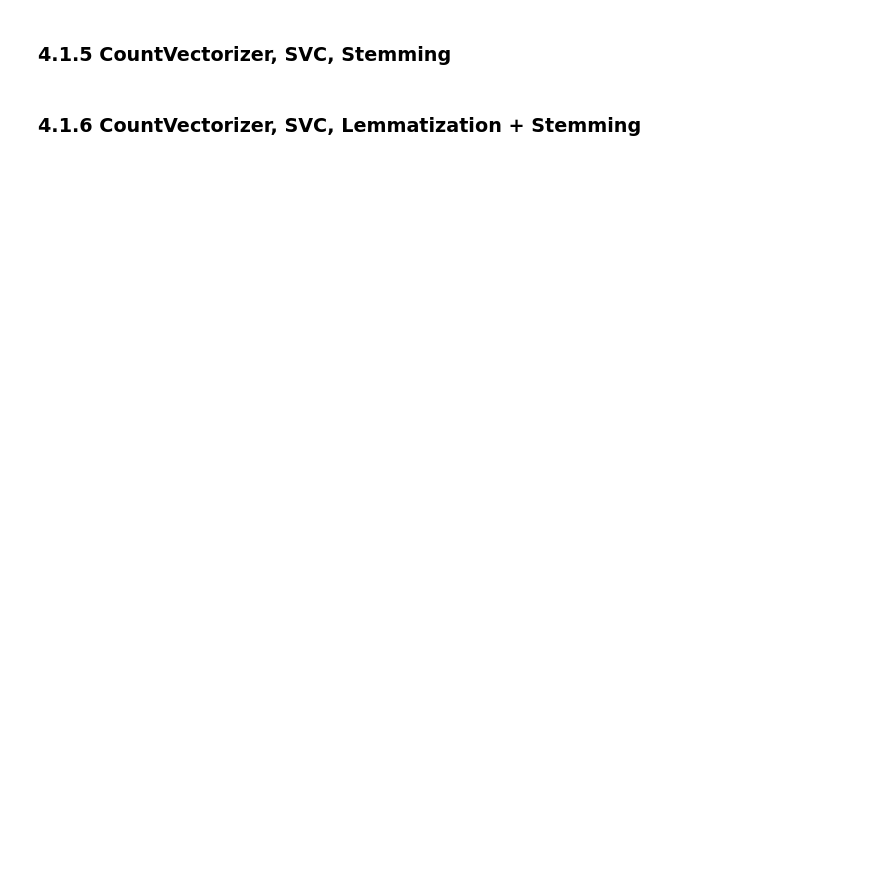
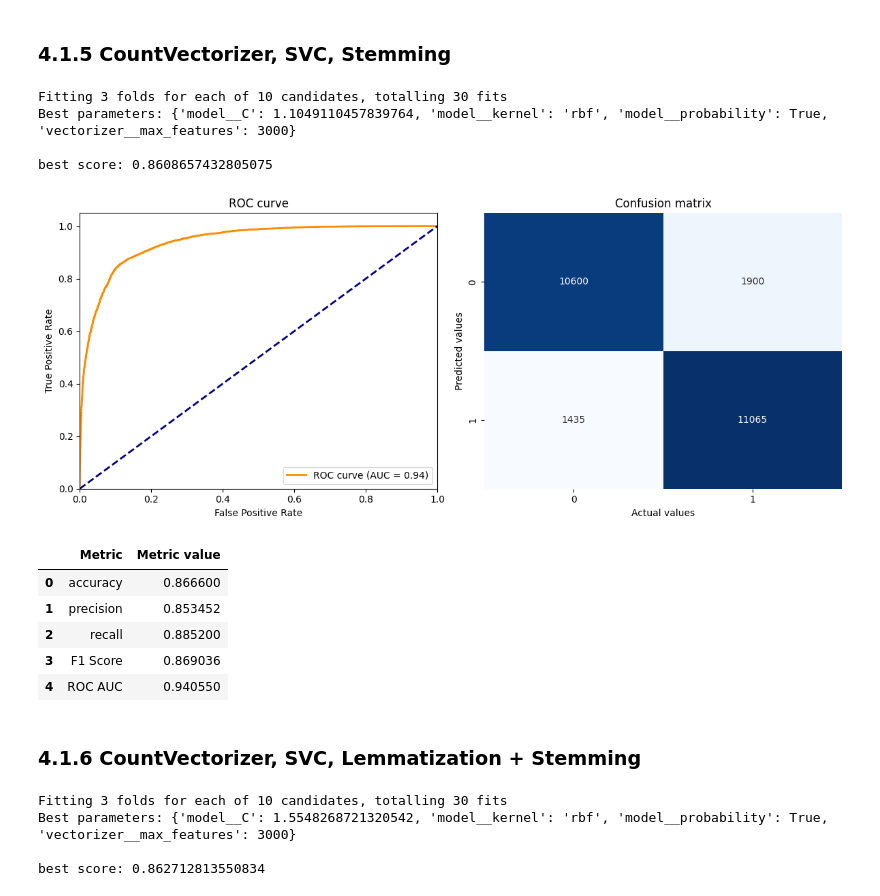
Before and after one commit to KonradKaczmarek79/sentiment_analysis_on_movie_reviews, a Jupyter notebook: Sentiment_analysis_on_movie_reviews_main.ipynb, the cells around one changed output. Cells and saved outputs as stored; diff of their text form; code cells hidden in the pictures; blank space fills up the shorter version.

```diff
--- a/Sentiment_analysis_on_movie_reviews_main.ipynb
+++ b/Sentiment_analysis_on_movie_reviews_main.ipynb
@@ -1004,21 +1008,20 @@ smp.evaluate_model(pipeline, reviews_test_lemma_stemm, y_test)
 # %% [markdown]
 ### 4.1.5 CountVectorizer, SVC, Stemming
 # %%
-# param_dist = {
-#     "vectorizer__max_features": [2000, 3000],
-#     # "model__C": uniform(0.1, 2.0),  # Random selection of regularization parameter
-#     "model__kernel": ["linear"],  # Selection of the type of kernel , "rbf", "sigmoid"
-#     "model__probability": [True]
-# }
+param_dist = {
+    "vectorizer__max_features": [2000, 3000],
+    "model__C": uniform(0.1, 2.0),  # Random selection of regularization parameter
+    "model__kernel": ["linear", "rbf", "sigmoid"],  # Selection of the type of kernel
+    "model__probability": [True]
+}
 
-# pipeline = smp.get_pipeline_with_best_params(corpus=reviews_train_stemming_step_4, labels=y_train_binary,
-#                                              vectorizer=CountVectorizer(), model=SVC(),
-#                                              param_distributions=param_dist, n_iter=4, cv=3)
+pipeline = smp.get_pipeline_with_best_params(corpus=reviews_train_stemming_step_4, labels=y_train_binary,
+                                             vectorizer=CountVectorizer(), model=SVC(),
+                                             param_distributions=param_dist, cv=3)
+# %% [output]
+Fitting 3 folds for each of 10 candidates, totalling 30 fits
+Best parameters: {'model__C': 1.1049110457839764, 'model__kernel': 'rbf', 'model__probability': True, 'vectorizer__max_features': 3000}
+
+best score: 0.8608657432805075
 # %%
-# pipeline.fit(reviews_train_stemming_step_4, y_train_binary)
-
-# # test data prediction
-# y_pred = pipeline.predict(reviews_test_stemming)
-
-
-# smp.evaluate_model(pipeline, reviews_test_stemming, y_test)
+pipeline.fit(reviews_train_stemming_step_4, y_train_binary)
@@ -1032,15 +1028,30 @@ smp.evaluate_model(pipeline, reviews_test_lemma_stemm, y_test)
+# %%
+smp.evaluate_model(pipeline, reviews_test_stemming, y_test)
+# %% [output]
+[figure, added]
+|  | Metric | Metric value |
+| 0 | accuracy | 0.866600 |
+| 1 | precision | 0.853452 |
+| 2 | recall | 0.885200 |
+| 3 | F1 Score | 0.869036 |
+| 4 | ROC AUC | 0.940550 |
 # %% [markdown]
 ### 4.1.6 CountVectorizer, SVC, Lemmatization + Stemming
 # %%
-# from sklearn.svm import SVC
+from sklearn.svm import SVC
 
-# param_dist = {
-#     "vectorizer__max_features": [2000, 3000],
-#     "model__C": uniform(0.1, 2.0),  # Random selection of regularization parameter
-#     "model__kernel": ["linear", "rbf", "sigmoid"],  # Selection of the type of kernel
-#     "model__probability": [True]
-# }
+param_dist = {
+    "vectorizer__max_features": [2000, 3000],
+    "model__C": uniform(0.1, 2.0),  # Random selection of regularization parameter
+    "model__kernel": ["linear", "rbf", "sigmoid"],  # Selection of the type of kernel
+    "model__probability": [True]
+}
 
-# pipeline = smp.get_pipeline_with_best_params(corpus=reviews_train_lemma_stemm_step_4, labels=y_train_binary,
-#                                              vectorizer=CountVectorizer(), model=SVC(),
-#                                              param_distributions=param_dist, n_iter=4, cv=3)
+pipeline = smp.get_pipeline_with_best_params(corpus=reviews_train_lemma_stemm_step_4, labels=y_train_binary,
+                                             vectorizer=CountVectorizer(), model=SVC(),
+                                             param_distributions=param_dist, cv=3)
+# %% [output]
+Fitting 3 folds for each of 10 candidates, totalling 30 fits
+Best parameters: {'model__C': 1.5548268721320542, 'model__kernel': 'rbf', 'model__probability': True, 'vectorizer__max_features': 3000}
+
+best score: 0.862712813550834
```
Also changed, not shown: parts of 64 cells of this notebook, 4 other files.
